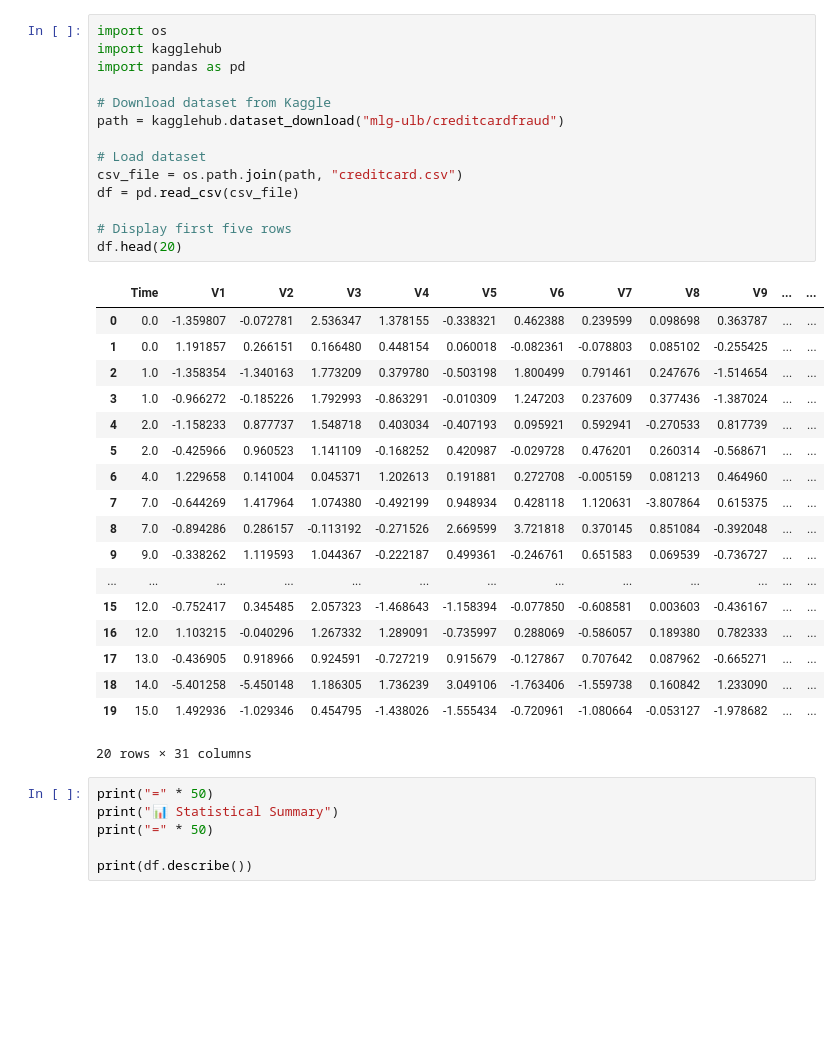
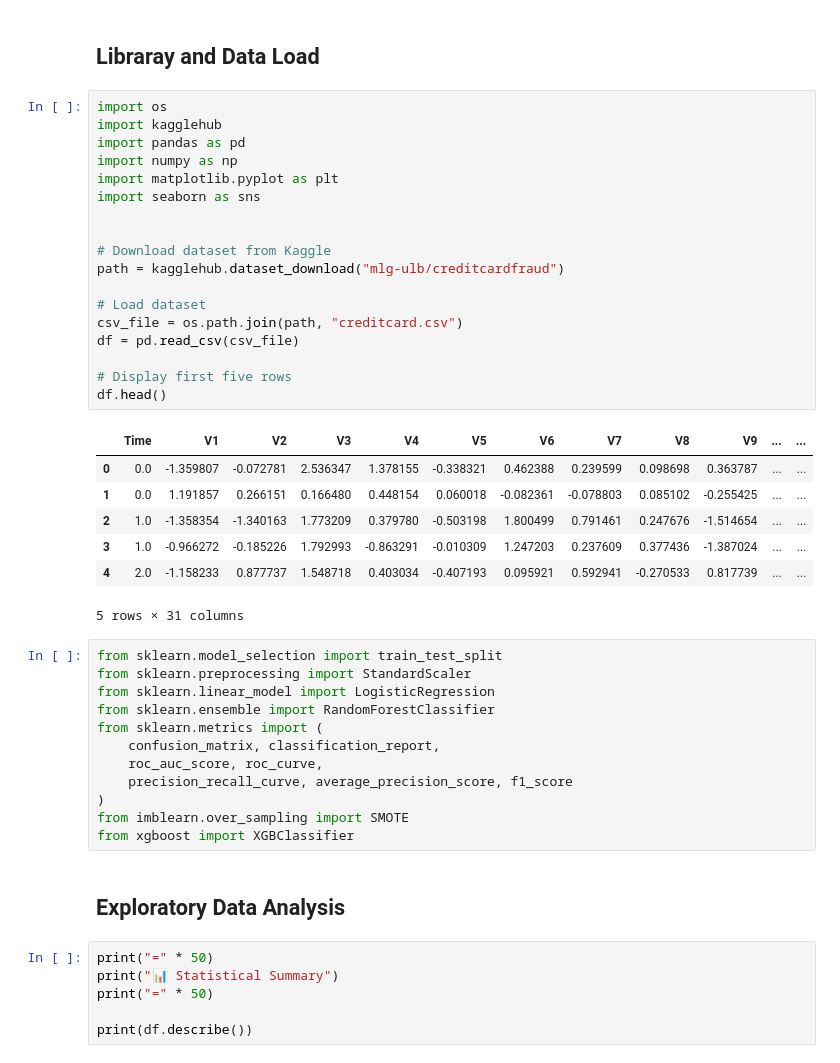
Before and after one commit to rabisah-01/credit-card-fraud-detection, a Jupyter notebook: notebooks/fraud_detection.ipynb, the cells around one changed output. Cells and saved outputs as stored; diff of their text form; blank space fills up the shorter version.

```diff
--- a/notebooks/fraud_detection.ipynb
+++ b/notebooks/fraud_detection.ipynb
@@ -1,36 +1,45 @@
+# %% [markdown]
+## **Libraray and Data Load**
 # %%
 import os
 import kagglehub
 import pandas as pd
+import numpy as np
+import matplotlib.pyplot as plt
+import seaborn as sns
+
 
 # Download dataset from Kaggle
 path = kagglehub.dataset_download("mlg-ulb/creditcardfraud")
 
 # Load dataset
 csv_file = os.path.join(path, "creditcard.csv")
 df = pd.read_csv(csv_file)
 
 # Display first five rows
-df.head(20)
+df.head()
 # %% [output]
 |  | Time | V1 | V2 | V3 | V4 | V5 | V6 | V7 | V8 | V9 | ... | ... |
 | 0 | 0.0 | -1.359807 | -0.072781 | 2.536347 | 1.378155 | -0.338321 | 0.462388 | 0.239599 | 0.098698 | 0.363787 | ... | ... |
 | 1 | 0.0 | 1.191857 | 0.266151 | 0.166480 | 0.448154 | 0.060018 | -0.082361 | -0.078803 | 0.085102 | -0.255425 | ... | ... |
 | 2 | 1.0 | -1.358354 | -1.340163 | 1.773209 | 0.379780 | -0.503198 | 1.800499 | 0.791461 | 0.247676 | -1.514654 | ... | ... |
 | 3 | 1.0 | -0.966272 | -0.185226 | 1.792993 | -0.863291 | -0.010309 | 1.247203 | 0.237609 | 0.377436 | -1.387024 | ... | ... |
 | 4 | 2.0 | -1.158233 | 0.877737 | 1.548718 | 0.403034 | -0.407193 | 0.095921 | 0.592941 | -0.270533 | 0.817739 | ... | ... |
-| 5 | 2.0 | -0.425966 | 0.960523 | 1.141109 | -0.168252 | 0.420987 | -0.029728 | 0.476201 | 0.260314 | -0.568671 | ... | ... |
-| 6 | 4.0 | 1.229658 | 0.141004 | 0.045371 | 1.202613 | 0.191881 | 0.272708 | -0.005159 | 0.081213 | 0.464960 | ... | ... |
-| 7 | 7.0 | -0.644269 | 1.417964 | 1.074380 | -0.492199 | 0.948934 | 0.428118 | 1.120631 | -3.807864 | 0.615375 | ... | ... |
-| 8 | 7.0 | -0.894286 | 0.286157 | -0.113192 | -0.271526 | 2.669599 | 3.721818 | 0.370145 | 0.851084 | -0.392048 | ... | ... |
-| 9 | 9.0 | -0.338262 | 1.119593 | 1.044367 | -0.222187 | 0.499361 | -0.246761 | 0.651583 | 0.069539 | -0.736727 | ... | ... |
-| ... | ... | ... | ... | ... | ... | ... | ... | ... | ... | ... | ... | ... |
-| 15 | 12.0 | -0.752417 | 0.345485 | 2.057323 | -1.468643 | -1.158394 | -0.077850 | -0.608581 | 0.003603 | -0.436167 | ... | ... |
-| 16 | 12.0 | 1.103215 | -0.040296 | 1.267332 | 1.289091 | -0.735997 | 0.288069 | -0.586057 | 0.189380 | 0.782333 | ... | ... |
-| 17 | 13.0 | -0.436905 | 0.918966 | 0.924591 | -0.727219 | 0.915679 | -0.127867 | 0.707642 | 0.087962 | -0.665271 | ... | ... |
-| 18 | 14.0 | -5.401258 | -5.450148 | 1.186305 | 1.736239 | 3.049106 | -1.763406 | -1.559738 | 0.160842 | 1.233090 | ... | ... |
-| 19 | 15.0 | 1.492936 | -1.029346 | 0.454795 | -1.438026 | -1.555434 | -0.720961 | -1.080664 | -0.053127 | -1.978682 | ... | ... |
-20 rows × 31 columns
+5 rows × 31 columns
+# %%
+from sklearn.model_selection import train_test_split
+from sklearn.preprocessing import StandardScaler
+from sklearn.linear_model import LogisticRegression
+from sklearn.ensemble import RandomForestClassifier
+from sklearn.metrics import (
+    confusion_matrix, classification_report,
+    roc_auc_score, roc_curve,
+    precision_recall_curve, average_precision_score, f1_score
+)
+from imblearn.over_sampling import SMOTE
+from xgboost import XGBClassifier
+# %% [markdown]
+## **Exploratory Data Analysis**
 # %%
 print("=" * 50)
 print("📊 Statistical Summary")
```
Also changed, not shown: parts of 12 cells of this notebook, 36 other files.
